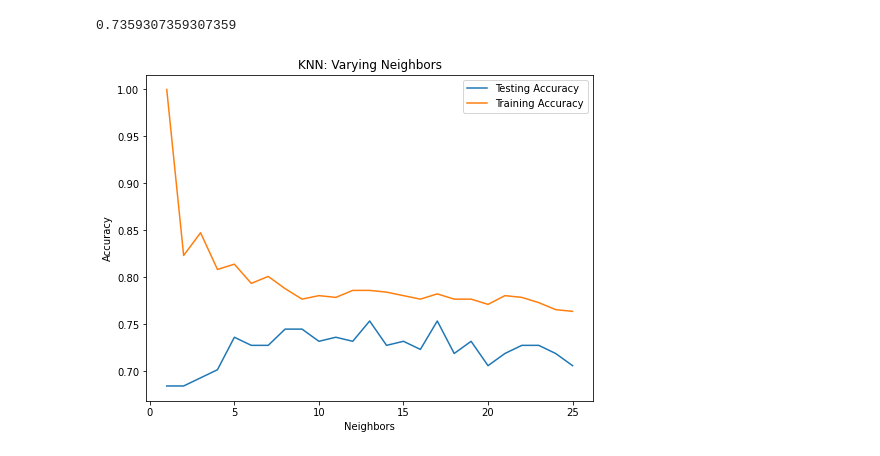
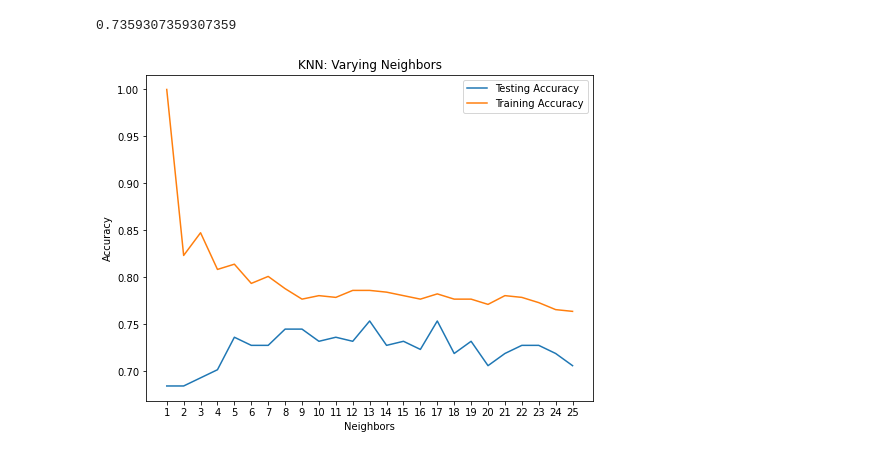
Before and after one commit to ammarlodhi255/machine-learning-with-python, a Jupyter notebook: supervised learning with scikit-learn/measuring_performance.ipynb, the cells around one changed output. Saved outputs shown, nothing was run; the diff lists cells and outputs as text; code cells hidden in the pictures.

Commit message:
plotting results

```diff
--- a/supervised learning with scikit-learn/measuring_performance.ipynb
+++ b/supervised learning with scikit-learn/measuring_performance.ipynb
@@ -57,13 +57,14 @@ for neighbor in neighbors:
 # %%
 plt.figure(figsize=(8, 6))
 plt.title("KNN: Varying Neighbors")
 plt.plot(neighbors, test_accuracies, label="Testing Accuracy")
 plt.plot(neighbors, train_accuracies, label="Training Accuracy")
+plt.xticks(neighbors)
 plt.legend()
 plt.xlabel("Neighbors")
 plt.ylabel("Accuracy")
 plt.show()
 # %% [output]
-[figure, old version]
+[figure, new version]
 # %%
 # From the graph it seems like the best value for K is around 13
```
